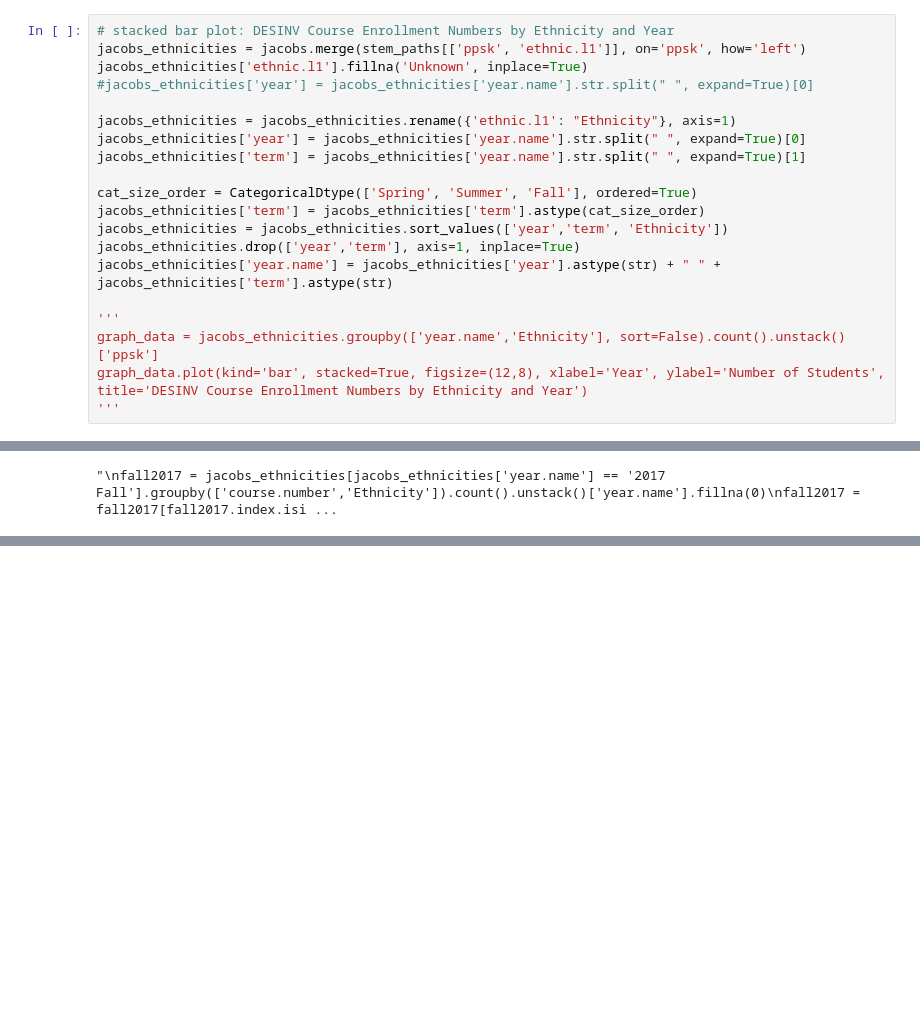
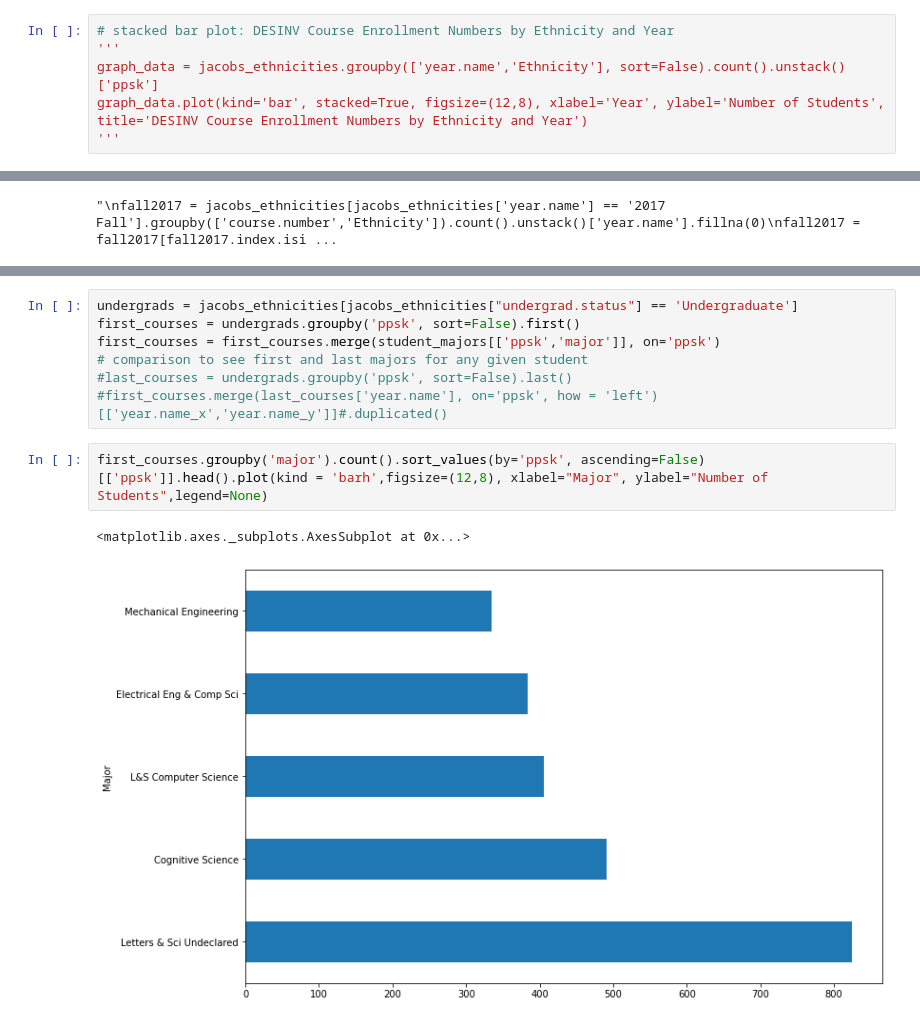
Before and after one commit to PaulDTP/Berkeley_Jacobs, a Jupyter notebook: visuals.ipynb, the cells around one changed output, grey strips where cells are left out. Saved outputs shown, nothing was run; the diff lists cells and outputs as text; blank space fills up the shorter version.

```diff
--- a/visuals.ipynb
+++ b/visuals.ipynb
@@ -13,19 +12,5 @@ from pandas.api.types import CategoricalDtype
 # %%
 # stacked bar plot: DESINV Course Enrollment Numbers by Ethnicity and Year
-jacobs_ethnicities = jacobs.merge(stem_paths[['ppsk', 'ethnic.l1']], on='ppsk', how='left')
-jacobs_ethnicities['ethnic.l1'].fillna('Unknown', inplace=True)
-#jacobs_ethnicities['year'] = jacobs_ethnicities['year.name'].str.split(" ", expand=True)[0]
-
-jacobs_ethnicities = jacobs_ethnicities.rename({'ethnic.l1': "Ethnicity"}, axis=1)
-jacobs_ethnicities['year'] = jacobs_ethnicities['year.name'].str.split(" ", expand=True)[0]
-jacobs_ethnicities['term'] = jacobs_ethnicities['year.name'].str.split(" ", expand=True)[1]
-
-cat_size_order = CategoricalDtype(['Spring', 'Summer', 'Fall'], ordered=True)
-jacobs_ethnicities['term'] = jacobs_ethnicities['term'].astype(cat_size_order)
-jacobs_ethnicities = jacobs_ethnicities.sort_values(['year','term', 'Ethnicity'])
-jacobs_ethnicities.drop(['year','term'], axis=1, inplace=True)
-jacobs_ethnicities['year.name'] = jacobs_ethnicities['year'].astype(str) + " " + jacobs_ethnicities['term'].astype(str)
-
 '''
 graph_data = jacobs_ethnicities.groupby(['year.name','Ethnicity'], sort=False).count().unstack()['ppsk']
 graph_data.plot(kind='bar', stacked=True, figsize=(12,8), xlabel='Year', ylabel='Number of Students', title='DESINV Course Enrollment Numbers by Ethnicity and Year')
@@ -59,0 +60,12 @@ fall2017.plot(kind='bar', stacked=True, figsize=(12,8), xlabel='DESINV Course Nu
+# %%
+undergrads = jacobs_ethnicities[jacobs_ethnicities["undergrad.status"] == 'Undergraduate']
+first_courses = undergrads.groupby('ppsk', sort=False).first()
+first_courses = first_courses.merge(student_majors[['ppsk','major']], on='ppsk')
+# comparison to see first and last majors for any given student
+#last_courses = undergrads.groupby('ppsk', sort=False).last()
+#first_courses.merge(last_courses['year.name'], on='ppsk', how = 'left')[['year.name_x','year.name_y']]#.duplicated()
+# %%
+first_courses.groupby('major').count().sort_values(by='ppsk', ascending=False)[['ppsk']].head().plot(kind = 'barh',figsize=(12,8), xlabel="Major", ylabel="Number of Students",legend=None)
+# %% [output]
+<matplotlib.axes._subplots.AxesSubplot at 0x...>
+[figure, added]
```
Also changed, not shown: parts of 6 cells of this notebook, 1 other file.
